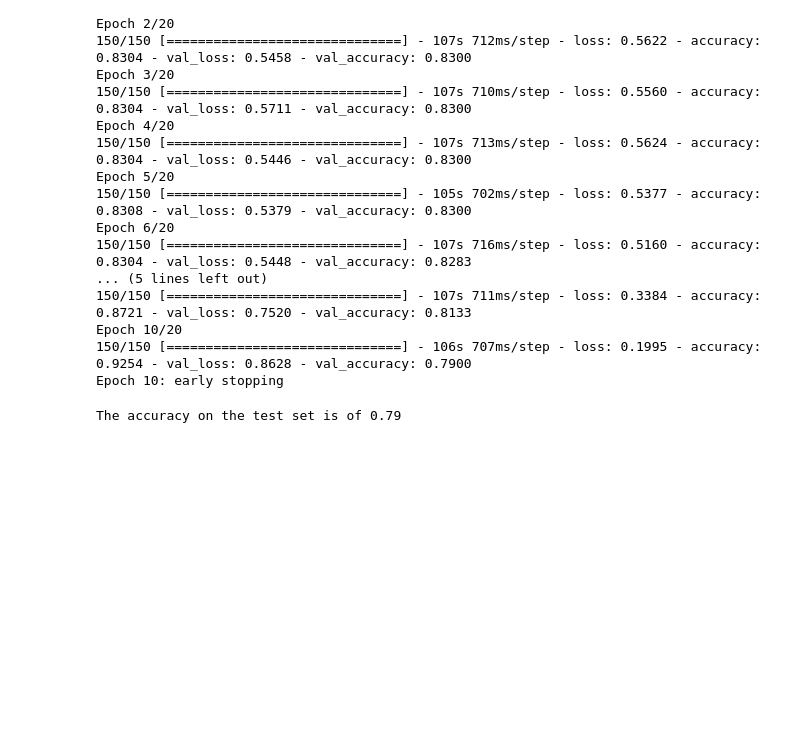
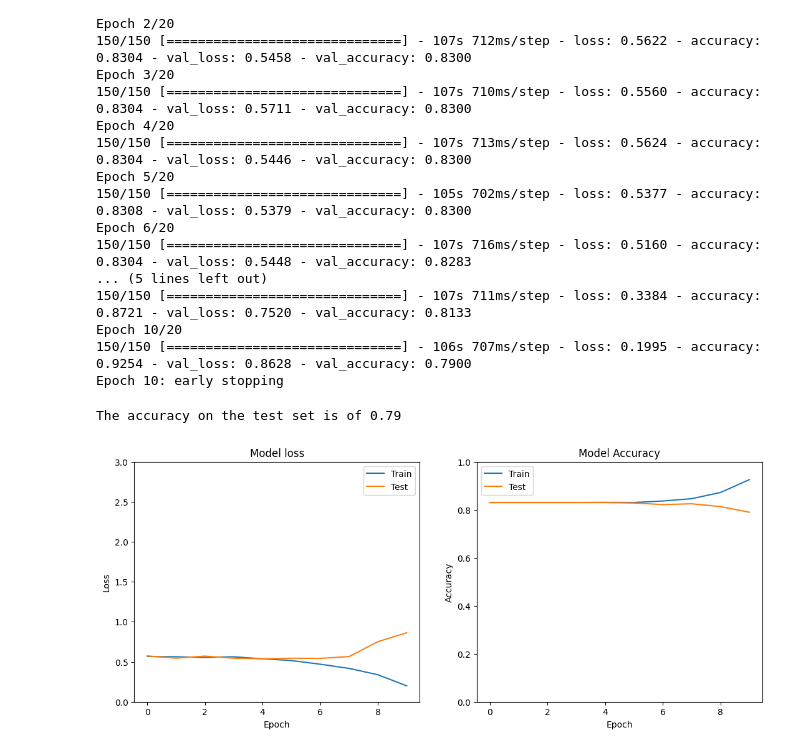
Before and after one commit to EstebanAG1005/Proyecto-Data-Science, a Jupyter notebook: CNN.ipynb, the cells around one changed output. Drawn from its saved outputs; the diff is of its cells as text; code cells hidden in the pictures; blank space fills up the shorter version.

```diff
--- a/CNN.ipynb
+++ b/CNN.ipynb
@@ -72,3 +72,32 @@ results = model.evaluate(X_test, y_test, verbose=0)
 print(f'The accuracy on the test set is of {results[1]:.2f}')
 # %% [output]
 The accuracy on the test set is of 0.79
+# %%
+import matplotlib.pyplot as plt
+%matplotlib inline
+
+# Metricas para evaluar el modelo
+
+def plot_loss_accuracy(history, title=None):
+    fig, ax = plt.subplots(1,2, figsize=(13,5))
+    ax[0].plot(history.history['loss'])
+    ax[0].plot(history.history['val_loss'])
+    ax[0].set_title('Model loss')
+    ax[0].set_ylabel('Loss')
+    ax[0].set_xlabel('Epoch')
+    ax[0].set_ylim((0,3))
+    ax[0].legend(['Train', 'Test'], loc='best')
+
+    ax[1].plot(history.history['accuracy'])
+    ax[1].plot(history.history['val_accuracy'])
+    ax[1].set_title('Model Accuracy')
+    ax[1].set_ylabel('Accuracy')
+    ax[1].set_xlabel('Epoch')
+    ax[1].legend(['Train', 'Test'], loc='best')
+    ax[1].set_ylim((0,1))
+    if title:
+        fig.suptitle(title)
+
+plot_loss_accuracy(history)
+# %% [output]
+[figure, added]
```
